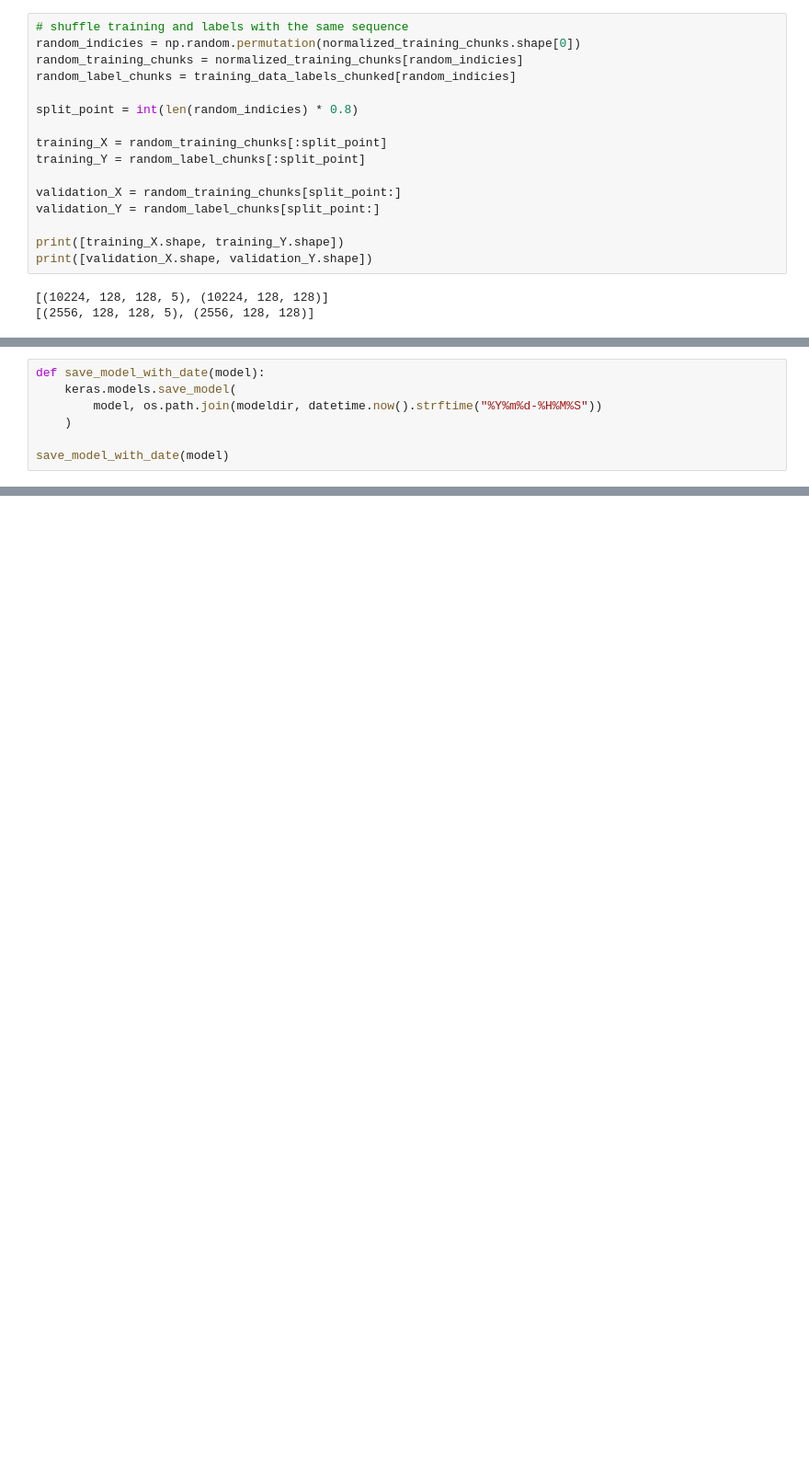
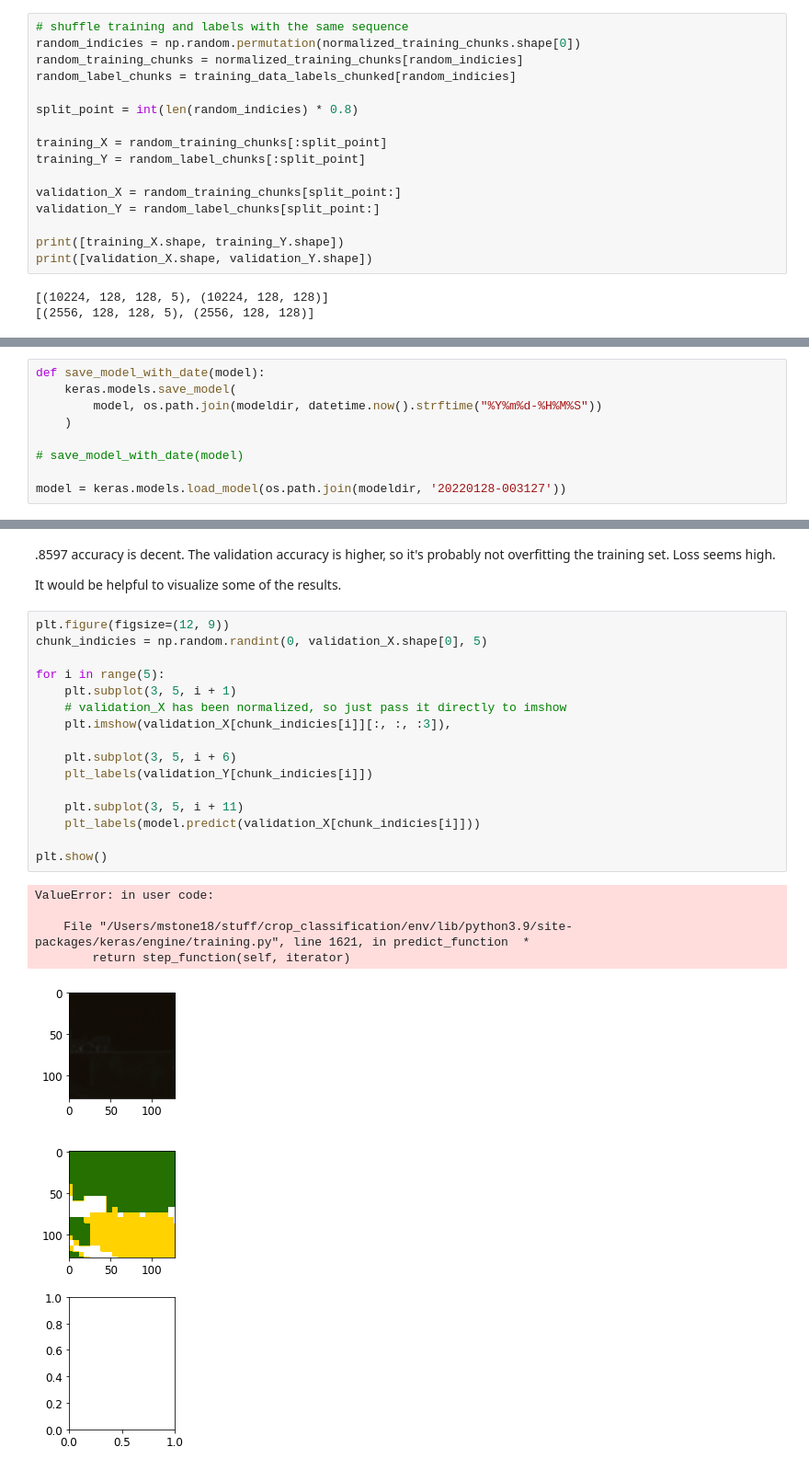
Before and after one commit to mstone121/crop_classification, a Jupyter notebook: classify_crops.ipynb, the cells around one changed output, grey strips where cells are left out. Shown at 92% size. Drawn from its saved outputs; the diff is of its cells as text; blank space fills up the shorter version.

```diff
--- a/classify_crops.ipynb
+++ b/classify_crops.ipynb
@@ -429,4 +412,6 @@ def save_model_with_date(model):
         model, os.path.join(modeldir, datetime.now().strftime("%Y%m%d-%H%M%S"))
     )
 
-save_model_with_date(model)
+# save_model_with_date(model)
+
+model = keras.models.load_model(os.path.join(modeldir, '20220128-003127'))
@@ -435,0 +422,26 @@ INFO:tensorflow:Assets written to: models/20220128-003127/assets
+# %% [markdown]
+.8597 accuracy is decent. The validation accuracy is higher, so it's probably not overfitting the training set. Loss seems high.
+
+It would be helpful to visualize some of the results.
+# %%
+plt.figure(figsize=(12, 9))
+chunk_indicies = np.random.randint(0, validation_X.shape[0], 5)
+
+for i in range(5):
+    plt.subplot(3, 5, i + 1)
+    # validation_X has been normalized, so just pass it directly to imshow
+    plt.imshow(validation_X[chunk_indicies[i]][:, :, :3]),
+
+    plt.subplot(3, 5, i + 6)
+    plt_labels(validation_Y[chunk_indicies[i]])
+
+    plt.subplot(3, 5, i + 11)
+    plt_labels(model.predict(validation_X[chunk_indicies[i]]))
+
+plt.show()
+# %% [output]
+ValueError: in user code:
+
+    File "/Users/mstone18/stuff/crop_classification/env/lib/python3.9/site-packages/keras/engine/training.py", line 1621, in predict_function  *
+        return step_function(self, iterator)
+[figure, added]
```
Also changed, not shown: parts of 16 cells of this notebook.
